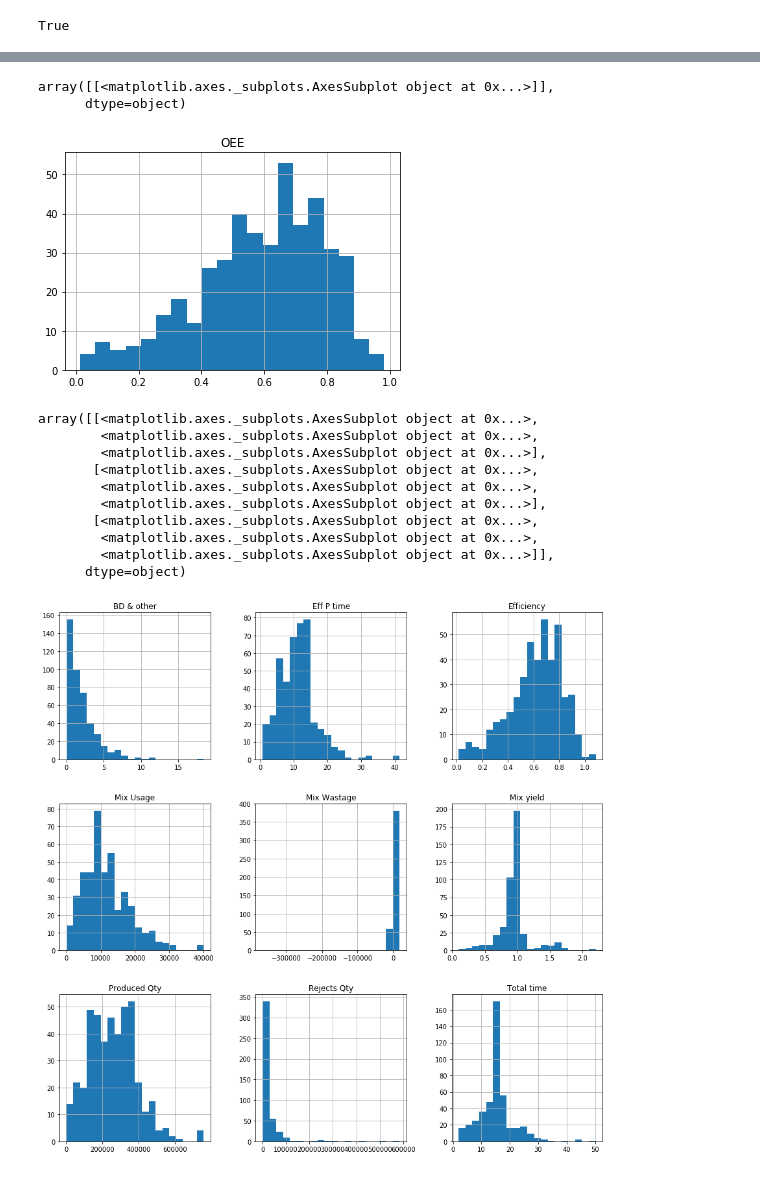
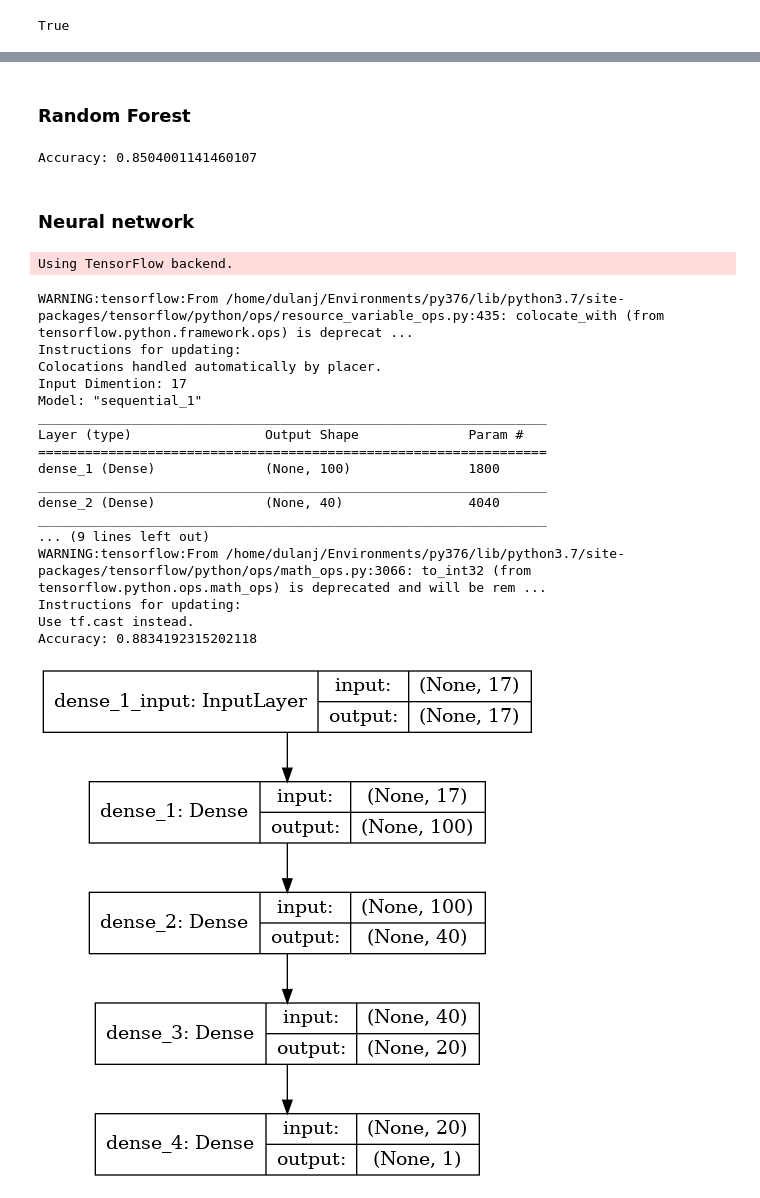
Before and after one commit to CodeProcessor/In20-S1-CS5617-project-1, a Jupyter notebook: Predictive and Prescriptive Analysis.ipynb, the cells around one changed output, grey strips where cells are left out. Cells and saved outputs as stored; diff of their text form; code cells hidden in the pictures.

```diff
--- a/Predictive and Prescriptive Analysis.ipynb
+++ b/Predictive and Prescriptive Analysis.ipynb
@@ -275,20 +266,0 @@ print(np.var(df[val]))
-# %%
-df.hist(bins=20, column="OEE")
-# %% [output]
-array([[<matplotlib.axes._subplots.AxesSubplot object at 0x...>]],
-      dtype=object)
-[figure, removed]
-# %%
-df.hist(bins=20, figsize=(15,15))
-# %% [output]
-array([[<matplotlib.axes._subplots.AxesSubplot object at 0x...>,
-        <matplotlib.axes._subplots.AxesSubplot object at 0x...>,
-        <matplotlib.axes._subplots.AxesSubplot object at 0x...>],
-       [<matplotlib.axes._subplots.AxesSubplot object at 0x...>,
-        <matplotlib.axes._subplots.AxesSubplot object at 0x...>,
-        <matplotlib.axes._subplots.AxesSubplot object at 0x...>],
-       [<matplotlib.axes._subplots.AxesSubplot object at 0x...>,
-        <matplotlib.axes._subplots.AxesSubplot object at 0x...>,
-        <matplotlib.axes._subplots.AxesSubplot object at 0x...>]],
-      dtype=object)
-[figure, removed]
@@ -294,0 +291,57 @@ array([[<matplotlib.axes._subplots.AxesSubplot object at 0x...>,
+# %% [markdown]
+### Random Forest
+# %%
+from sklearn.ensemble import RandomForestRegressor
+
+random_forest_regressor = RandomForestRegressor(n_estimators=100, random_state=0)
+random_forest_regressor.fit(X_train_s, y_train)
+y_pred_t = random_forest_regressor.predict(X_test_s)
+print("Accuracy:", r2_score(y_test, y_pred_t))
+# %% [output]
+Accuracy: 0.8504001141460107
+# %% [markdown]
+### Neural network
+# %%
+from keras.models import Sequential
+from keras.layers import Dense
+
+model = Sequential()
+input_dim = len(X_train_s.columns)
+model.add(Dense(100, input_dim=input_dim, activation='relu'))
+model.add(Dense(40, activation='relu'))
+model.add(Dense(20, activation='relu'))
+model.add(Dense(1, activation='linear'))
+print("Input Dimention: {}".format(input_dim))
+print(model.summary())
+
+# compile the keras model
+model.compile(loss='mean_absolute_error', optimizer='adam', metrics=['mean_absolute_error'])
+
+model.fit(X_train_s, y_train, epochs=10, batch_size=10, verbose=0)
+
+y_pred = model.predict(X_test_s)
+print("Accuracy:", r2_score(y_test, y_pred))
+
+# SAve model as image
+from keras.utils import plot_model
+plot_model(model, to_file='model.png',show_shapes=True)
+# %% [output]
+Using TensorFlow backend.
+WARNING:tensorflow:From /home/dulanj/Environments/py376/lib/python3.7/site-packages/tensorflow/python/ops/resource_variable_ops.py:435: colocate_with (from tensorflow.python.framework.ops) is deprecat ...
+Instructions for updating:
+Colocations handled automatically by placer.
+Input Dimention: 17
+Model: "sequential_1"
+_________________________________________________________________
+Layer (type)                 Output Shape              Param #
+=================================================================
+dense_1 (Dense)              (None, 100)               1800
+_________________________________________________________________
+dense_2 (Dense)              (None, 40)                4040
+_________________________________________________________________
+... (9 lines left out)
+WARNING:tensorflow:From /home/dulanj/Environments/py376/lib/python3.7/site-packages/tensorflow/python/ops/math_ops.py:3066: to_int32 (from tensorflow.python.ops.math_ops) is deprecated and will be rem ...
+Instructions for updating:
+Use tf.cast instead.
+Accuracy: 0.8834192315202118
+[figure, added]
```
Also changed, not shown: parts of 13 cells of this notebook.
